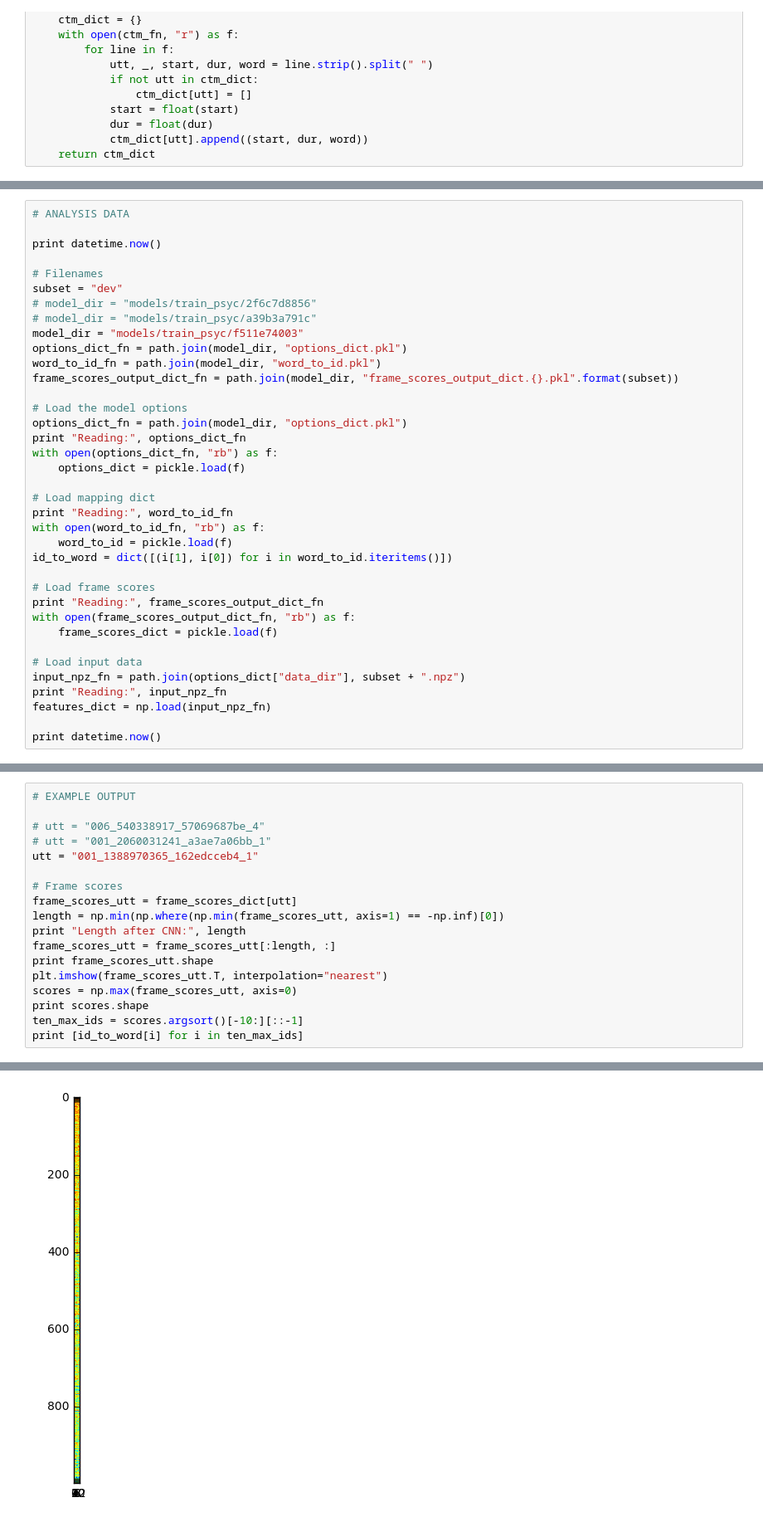
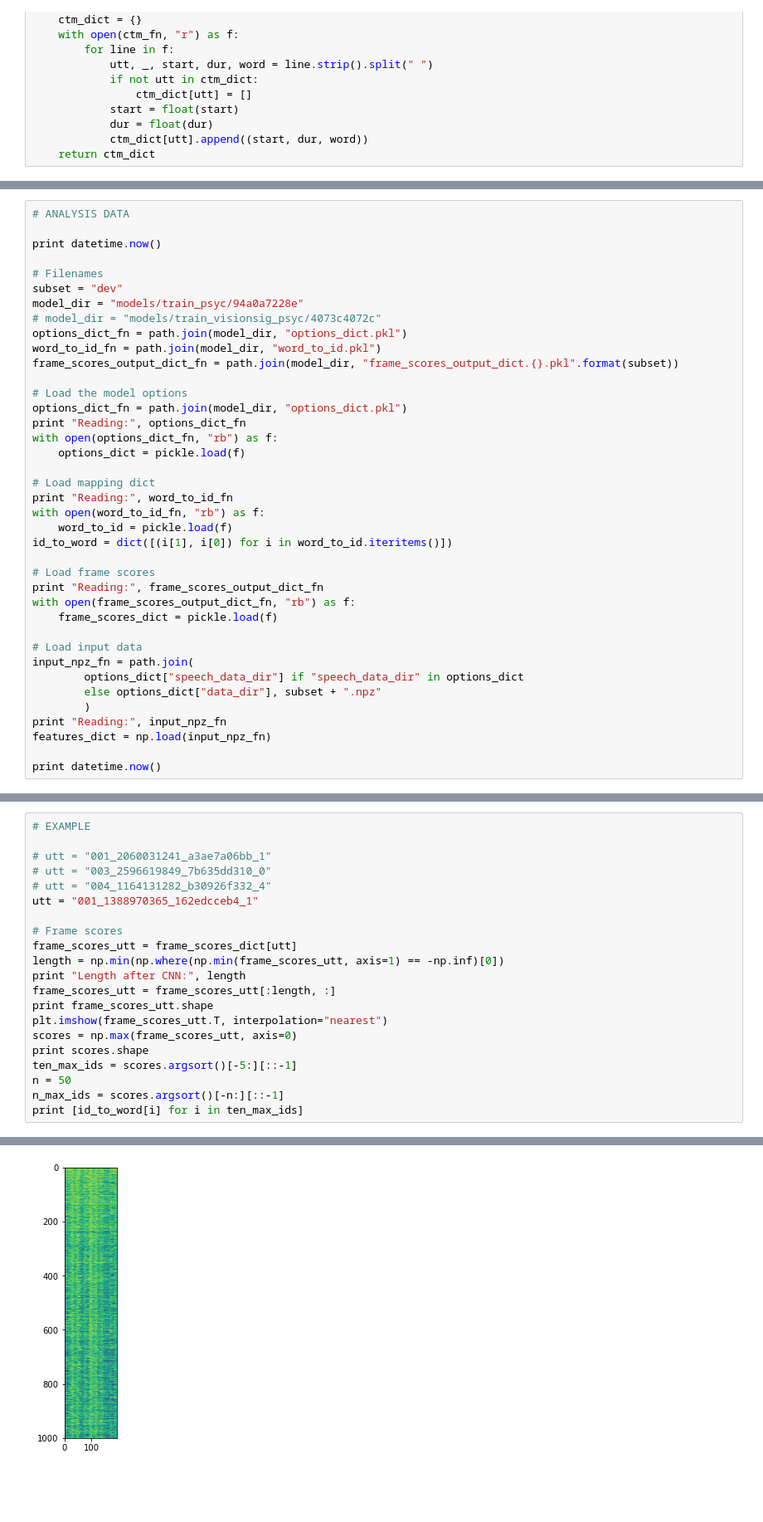
Before and after one commit to kamperh/recipe_vision_speech_flickr, a Jupyter notebook: speech_nn/analysis_sandbox.ipynb, the cells around one changed output, grey strips where cells are left out. Shown at 83% size. Cells and saved outputs as stored; diff of their text form; blank space fills up the shorter version.

Commit message:
Working on speech networks

```diff
--- a/speech_nn/analysis_sandbox.ipynb
+++ b/speech_nn/analysis_sandbox.ipynb
@@ -48,9 +51,8 @@ print datetime.now()
 
 # Filenames
 subset = "dev"
-# model_dir = "models/train_psyc/2f6c7d8856"
-# model_dir = "models/train_psyc/a39b3a791c"
-model_dir = "models/train_psyc/f511e74003"
+model_dir = "models/train_psyc/94a0a7228e"
+# model_dir = "models/train_visionsig_psyc/4073c4072c"
 options_dict_fn = path.join(model_dir, "options_dict.pkl")
 word_to_id_fn = path.join(model_dir, "word_to_id.pkl")
 frame_scores_output_dict_fn = path.join(model_dir, "frame_scores_output_dict.{}.pkl".format(subset))
@@ -73,7 +75,10 @@ with open(frame_scores_output_dict_fn, "rb") as f:
     frame_scores_dict = pickle.load(f)
 
 # Load input data
-input_npz_fn = path.join(options_dict["data_dir"], subset + ".npz")
+input_npz_fn = path.join(
+        options_dict["speech_data_dir"] if "speech_data_dir" in options_dict
+        else options_dict["data_dir"], subset + ".npz"
+        )
 print "Reading:", input_npz_fn
 features_dict = np.load(input_npz_fn)
 
@@ -92,8 +97,9 @@ print sorted(frame_scores_dict.keys())[:10]
 # %%
-# EXAMPLE OUTPUT
+# EXAMPLE
 
-# utt = "006_540338917_57069687be_4"
 # utt = "001_2060031241_a3ae7a06bb_1"
+# utt = "003_2596619849_7b635dd310_0"
+# utt = "004_1164131282_b30926f332_4"
 utt = "001_1388970365_162edcceb4_1"
 
 # Frame scores
@@ -105,6 +111,8 @@ print frame_scores_utt.shape
 plt.imshow(frame_scores_utt.T, interpolation="nearest")
 scores = np.max(frame_scores_utt, axis=0)
 print scores.shape
-ten_max_ids = scores.argsort()[-10:][::-1]
+ten_max_ids = scores.argsort()[-5:][::-1]
+n = 50
+n_max_ids = scores.argsort()[-n:][::-1]
 print [id_to_word[i] for i in ten_max_ids]
 # %% [output]
@@ -115,4 +123,4 @@ Length after CNN: 14
-[figure, old version]
+[figure, new version]
 # %%
 # MFCCs
 n_frames = features_dict[utt].shape[0]
```
Also changed, not shown: parts of 18 cells of this notebook, 10 other files.
